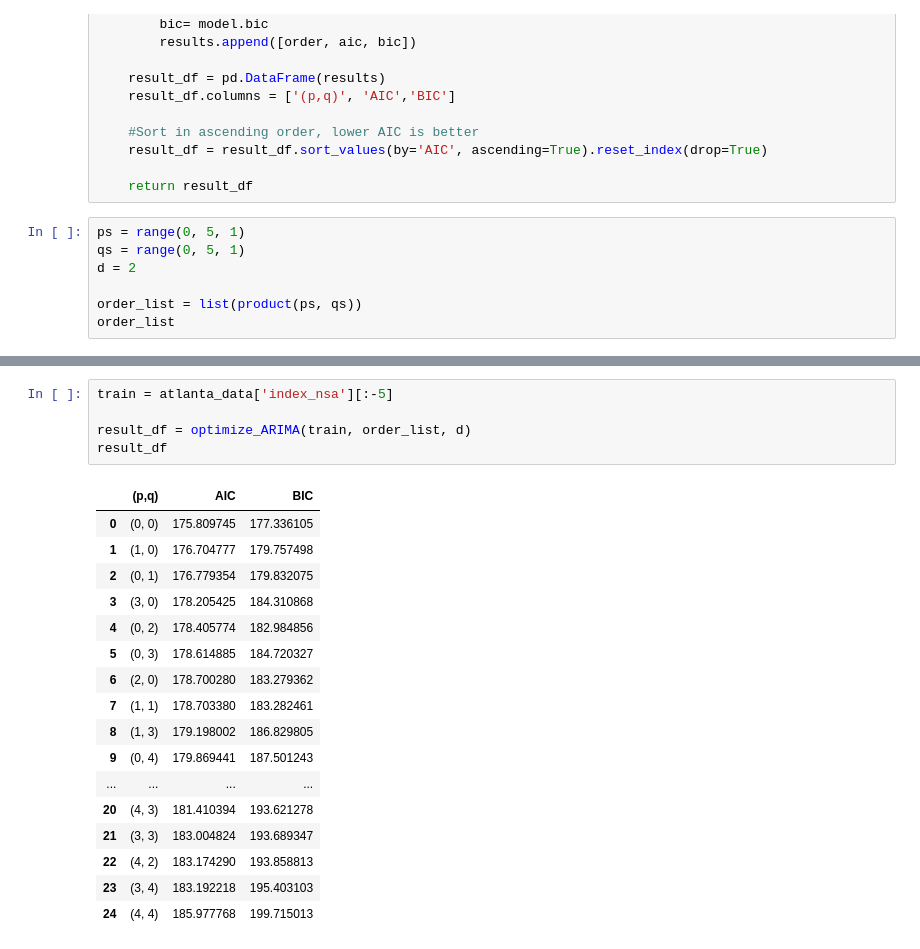
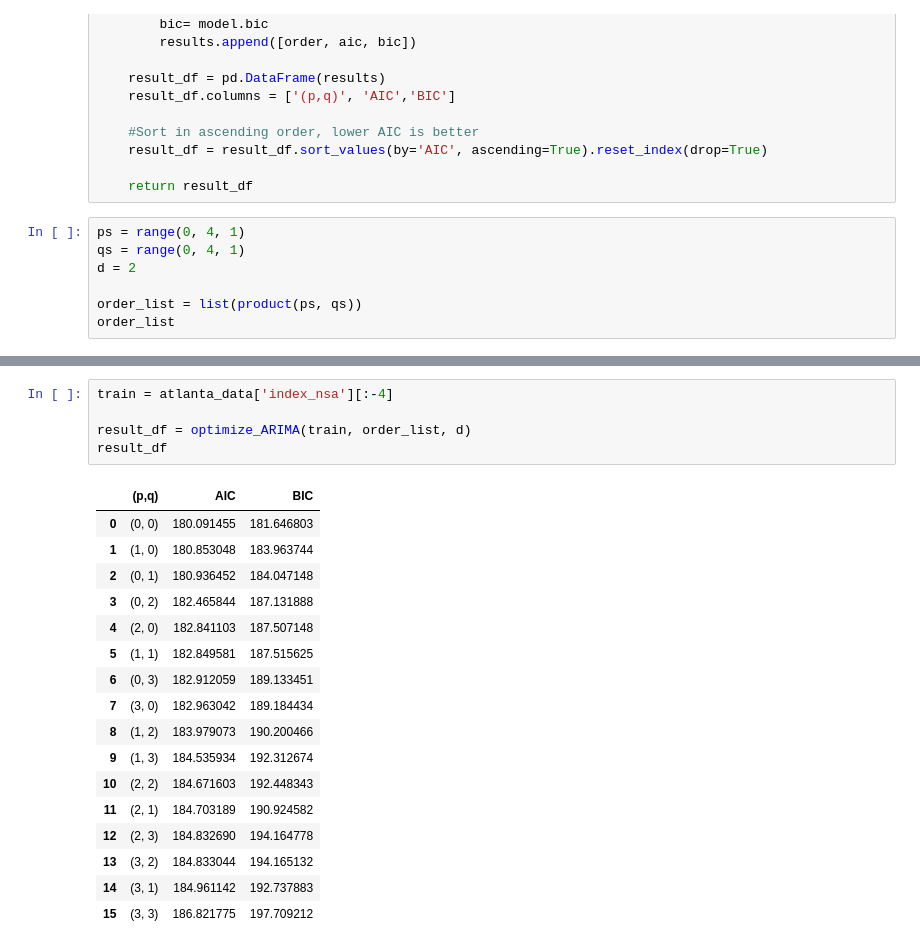
Before and after one commit to ThomasDarrieumerlou/Forecasting-project, a Jupyter notebook: Forcasting.ipynb, the cells around one changed output, grey strips where cells are left out. Cells and saved outputs as stored; diff of their text form.

```diff
--- a/Forcasting.ipynb
+++ b/Forcasting.ipynb
@@ -140,8 +140,8 @@ def optimize_ARIMA(training_data, order_list, d) -> pd.DataFrame:
 
     return result_df
 # %%
-ps = range(0, 5, 1)
-qs = range(0, 5, 1)
+ps = range(0, 4, 1)
+qs = range(0, 4, 1)
 d = 2
 
 order_list = list(product(ps, qs))
@@ -167,26 +185,26 @@ order_list
 # %%
-train = atlanta_data['index_nsa'][:-5]
+train = atlanta_data['index_nsa'][:-4]
 
 result_df = optimize_ARIMA(train, order_list, d)
 result_df
 # %% [output]
 |  | (p,q) | AIC | BIC |
-| 0 | (0, 0) | 175.809745 | 177.336105 |
-| 1 | (1, 0) | 176.704777 | 179.757498 |
-| 2 | (0, 1) | 176.779354 | 179.832075 |
-| 3 | (3, 0) | 178.205425 | 184.310868 |
-| 4 | (0, 2) | 178.405774 | 182.984856 |
-| 5 | (0, 3) | 178.614885 | 184.720327 |
-| 6 | (2, 0) | 178.700280 | 183.279362 |
-| 7 | (1, 1) | 178.703380 | 183.282461 |
-| 8 | (1, 3) | 179.198002 | 186.829805 |
-| 9 | (0, 4) | 179.869441 | 187.501243 |
-| ... | ... | ... | ... |
-| 20 | (4, 3) | 181.410394 | 193.621278 |
-| 21 | (3, 3) | 183.004824 | 193.689347 |
-| 22 | (4, 2) | 183.174290 | 193.858813 |
-| 23 | (3, 4) | 183.192218 | 195.403103 |
-| 24 | (4, 4) | 185.977768 | 199.715013 |
+| 0 | (0, 0) | 180.091455 | 181.646803 |
+| 1 | (1, 0) | 180.853048 | 183.963744 |
+| 2 | (0, 1) | 180.936452 | 184.047148 |
+| 3 | (0, 2) | 182.465844 | 187.131888 |
+| 4 | (2, 0) | 182.841103 | 187.507148 |
+| 5 | (1, 1) | 182.849581 | 187.515625 |
+| 6 | (0, 3) | 182.912059 | 189.133451 |
+| 7 | (3, 0) | 182.963042 | 189.184434 |
+| 8 | (1, 2) | 183.979073 | 190.200466 |
+| 9 | (1, 3) | 184.535934 | 192.312674 |
+| 10 | (2, 2) | 184.671603 | 192.448343 |
+| 11 | (2, 1) | 184.703189 | 190.924582 |
+| 12 | (2, 3) | 184.832690 | 194.164778 |
+| 13 | (3, 2) | 184.833044 | 194.165132 |
+| 14 | (3, 1) | 184.961142 | 192.737883 |
+| 15 | (3, 3) | 186.821775 | 197.709212 |
 # %%
 model = SARIMAX(train, order=(0,2,0), simple_differencing=False)
 model_fit = model.fit(disp=False)
```
Also changed, not shown: parts of 10 cells of this notebook.
